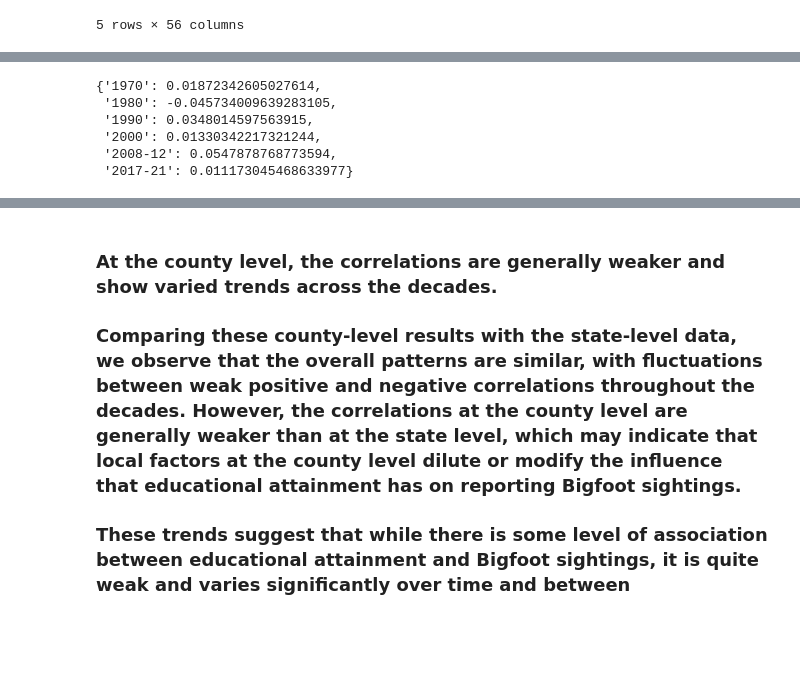
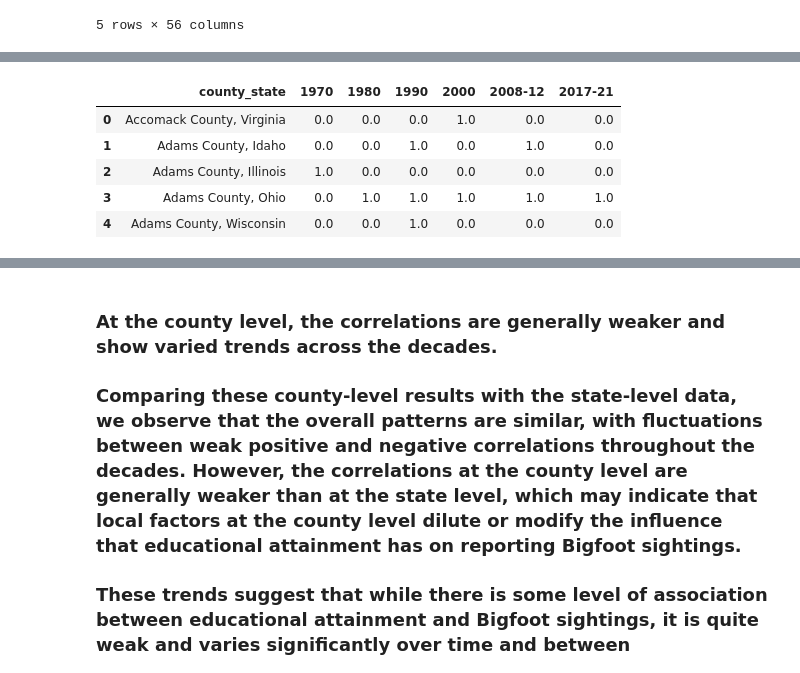
Before and after one commit to modestcharlie/2024Spr_projects, a Jupyter notebook: Final.ipynb, the cells around one changed output, grey strips where cells are left out. Cells and saved outputs as stored; diff of their text form; code cells hidden in the pictures; blank space fills up the shorter version.

```diff
--- a/Final.ipynb
+++ b/Final.ipynb
@@ -415,26 +447,26 @@ county_decade_counts.head()
 # %%
 Year_list = ['1970', '1980', '1990', '2000', '2008-12', '2017-21']
 education_correlation_dict = {}
 
 for year in Year_list:
     # 从两个DataFrame中选择相应的列
-    column_df1 = county_decade_counts[year]
+    column_df1 = education_county_updated[year]
     column_df2 = county_college_level_education_data[year]
 
     # 计算相关系数
     education_correlation = column_df1.corr(column_df2)
 
     # 将相关系数存储在字典中
     education_correlation_dict[year] = education_correlation
 
 education_correlation_dict
 # %% [output]
-{'1970': 0.01872342605027614,
- '1980': -0.045734009639283105,
- '1990': 0.0348014597563915,
- '2000': 0.01330342217321244,
- '2008-12': 0.0547878768773594,
- '2017-21': 0.011173045468633977}
+|  | county_state | 1970 | 1980 | 1990 | 2000 | 2008-12 | 2017-21 |
+| 0 | Accomack County, Virginia | 0.0 | 0.0 | 0.0 | 1.0 | 0.0 | 0.0 |
+| 1 | Adams County, Idaho | 0.0 | 0.0 | 1.0 | 0.0 | 1.0 | 0.0 |
+| 2 | Adams County, Illinois | 1.0 | 0.0 | 0.0 | 0.0 | 0.0 | 0.0 |
+| 3 | Adams County, Ohio | 0.0 | 1.0 | 1.0 | 1.0 | 1.0 | 1.0 |
+| 4 | Adams County, Wisconsin | 0.0 | 0.0 | 1.0 | 0.0 | 0.0 | 0.0 |
 # %%
 county_education_correlation_df = create_correlation_df(education_correlation_dict, 'Year', 'Correlation')
 
```
Also changed, not shown: parts of 30 cells of this notebook, 1 other file.
